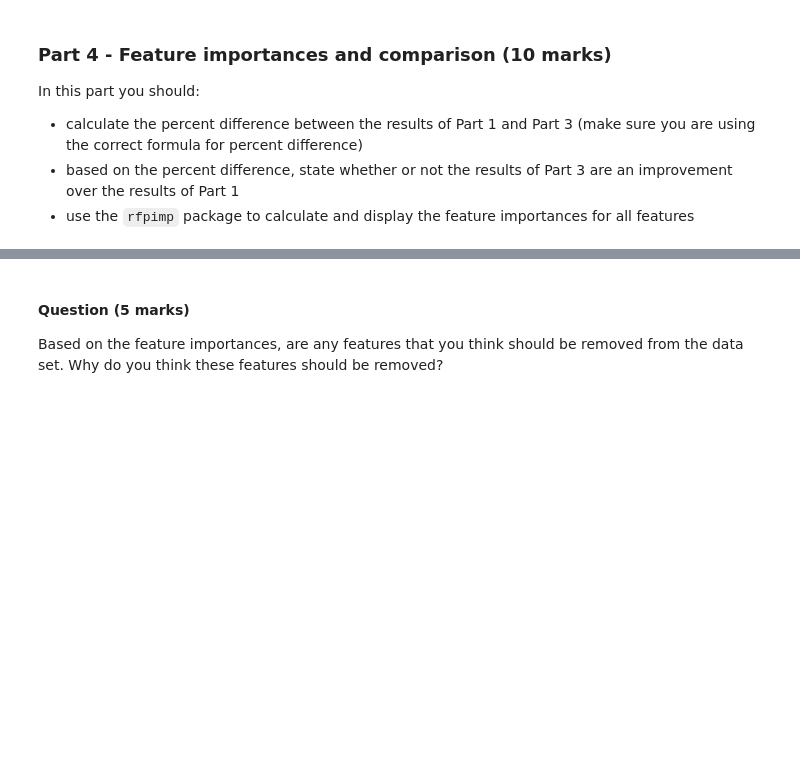
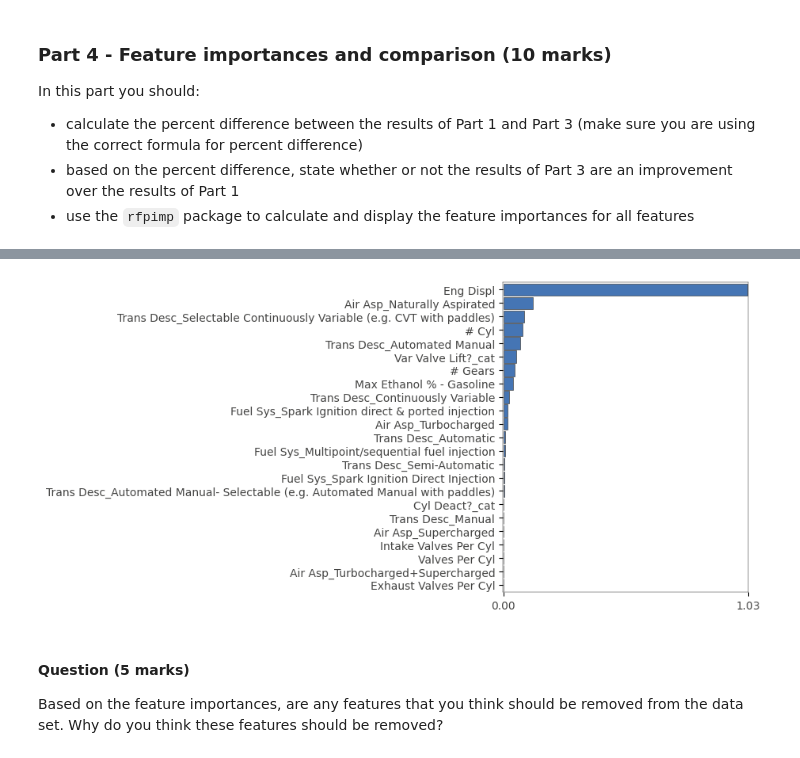
Before and after one commit to joncalle/ML1, a Jupyter notebook: Graded_Lab_2.ipynb, the cells around one changed output, grey strips where cells are left out. Cells and saved outputs as stored; diff of their text form; code cells hidden in the pictures; blank space fills up the shorter version.

```diff
--- a/Graded_Lab_2.ipynb
+++ b/Graded_Lab_2.ipynb
@@ -201,0 +185,11 @@ Please provide an explanation for each conversion from non-numeric to numeric an
+# %%
+# Converting to categorical features
+df2 = converting(df2, 'Fuel Metering Sys Desc', 'Fuel Sys')
+df2 = converting(df2, 'Air Aspiration Method Desc', 'Air Asp')
+df2 = converting(df2, 'Trans Desc', 'Trans Desc')
+
+df2 = convertingBol(df2, 'Cyl Deact?')
+df2 = convertingBol(df2, 'Var Valve Lift?')
+
+# Creating a new feature by combining 2 existing
+df2['Valves Per Cyl'] = veh_18['Intake Valves Per Cyl'] + veh_18['Exhaust Valves Per Cyl']
@@ -223,0 +234,3 @@ Average OOB score over 10 runs for model 2: 0.8740
+# %%
+df3 = pd.concat([df_veh.drop('Comb Unadj FE - Conventional Fuel', axis = 1), df2], axis=1)
+df3.columns
@@ -223,0 +253,3 @@ Average OOB score over 10 runs for model 2: 0.8740
+# %%
+X3, y3 =  df3, df_veh['Comb Unadj FE - Conventional Fuel']
+model3, oob_score3 = evaluate(X3, y3)
@@ -263,3 +286,8 @@ showimp(rf_part2, X2, y2)
+# %%
+# Display feature importances for Part 3
+showimp(model3, X3, y3)
+# %% [output]
+[figure, added]
 # %% [markdown]
 #### Question (5 marks)
 
```
Also changed, not shown: parts of 33 cells of this notebook.
